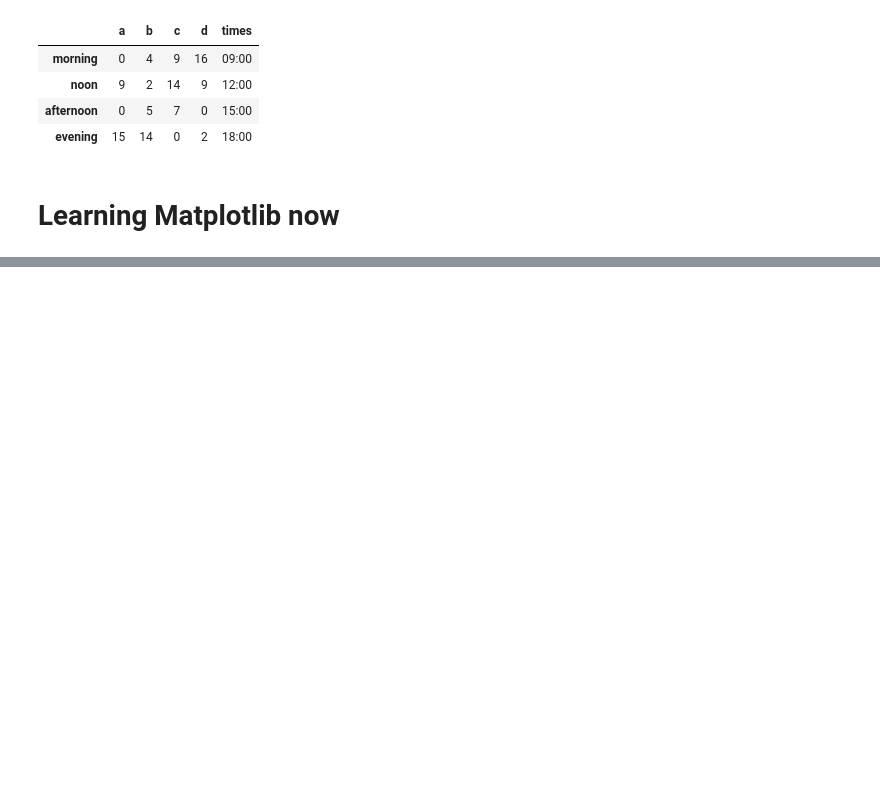
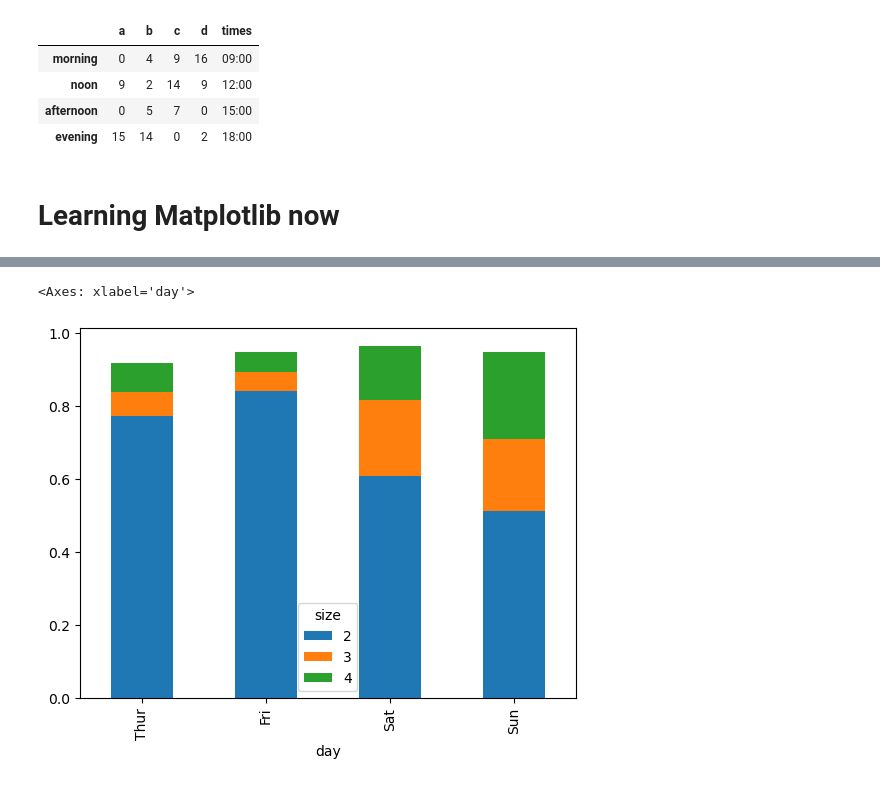
Before and after one commit to umais2005/Learning-Data_Analysis, a Jupyter notebook: Learning Data Analysis.ipynb, the cells around one changed output, grey strips where cells are left out. Cells and saved outputs as stored; diff of their text form; code cells hidden in the pictures; blank space fills up the shorter version.

```diff
--- a/Learning Data Analysis.ipynb
+++ b/Learning Data Analysis.ipynb
@@ -521,0 +541,3 @@ temps
+# %%
+data = pd.read_csv('examples/tips.csv')
+data.head()
@@ -521,0 +551,3 @@ temps
+# %%
+days_size = pd.crosstab(data["day"],data["size"]).reindex(["Thur", "Fri", "Sat", "Sun"])
+days_size
@@ -521,0 +561,7 @@ temps
+# %%
+days_size = days_size.div(days_size.sum(axis=1), axis=0).loc[:, 2:4]
+# %%
+days_size.plot.bar(stacked=True)
+# %% [output]
+<Axes: xlabel='day'>
+[figure, added]
```
Also changed, not shown: parts of 4 cells of this notebook.
